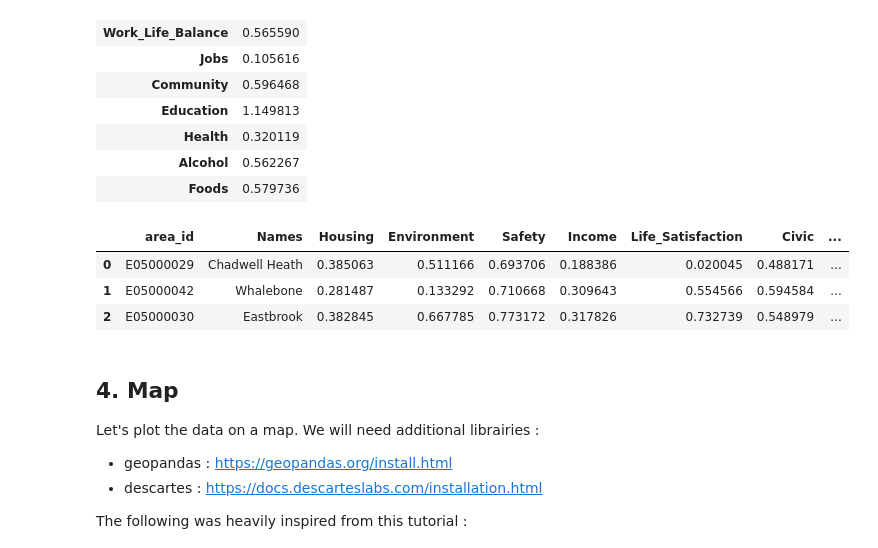
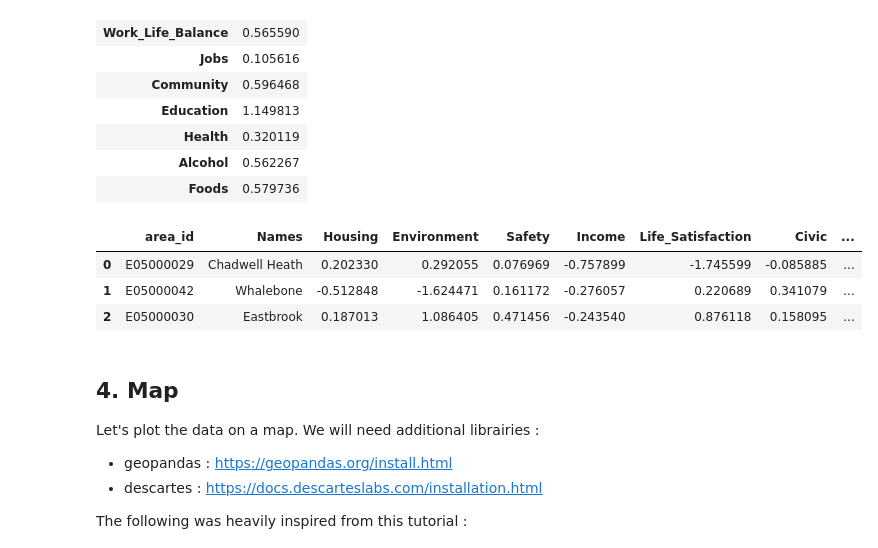
Before and after one commit to epfl-ada/ada-2020-project-milestone-p3-p3_datasurferz, a Jupyter notebook: p4.ipynb, the cells around one changed output. Drawn from its saved outputs; the diff is of its cells as text; code cells hidden in the pictures.

```diff
--- a/p4.ipynb
+++ b/p4.ipynb
@@ -1212,14 +1212,14 @@ Eigenvalues [4.96262215 1.61894443 1.22295196 1.0254481  0.89989376 0.7602847
 | Alcohol | 0.562267 |
 | Foods | 0.579736 |
 # %%
-# We normalize the index again, so that they are all between 0 and 1
-ALDI = normalize(ALDI,method = 're_scale', remove_outliers = False)
+# We normalize the final index so that they are all between 0 and 1
+ALDI.loc[:, ['area_id', 'final']] = normalize(ALDI.loc[:, ['area_id', 'final']],method = 're_scale', remove_outliers = False)
 ALDI.head(3)
 # %% [output]
 |  | area_id | Names | Housing | Environment | Safety | Income | Life_Satisfaction | Civic | ... |
-| 0 | E05000029 | Chadwell Heath | 0.385063 | 0.511166 | 0.693706 | 0.188386 | 0.020045 | 0.488171 | ... |
-| 1 | E05000042 | Whalebone | 0.281487 | 0.133292 | 0.710668 | 0.309643 | 0.554566 | 0.594584 | ... |
-| 2 | E05000030 | Eastbrook | 0.382845 | 0.667785 | 0.773172 | 0.317826 | 0.732739 | 0.548979 | ... |
+| 0 | E05000029 | Chadwell Heath | 0.202330 | 0.292055 | 0.076969 | -0.757899 | -1.745599 | -0.085885 | ... |
+| 1 | E05000042 | Whalebone | -0.512848 | -1.624471 | 0.161172 | -0.276057 | 0.220689 | 0.341079 | ... |
+| 2 | E05000030 | Eastbrook | 0.187013 | 1.086405 | 0.471456 | -0.243540 | 0.876118 | 0.158095 | ... |
 # %%
 #Store the results
 ALDI.to_csv('output/ALDI_'+norm+'.csv', index=False)
```
Also changed, not shown: parts of 10 cells of this notebook, 8 other files.
